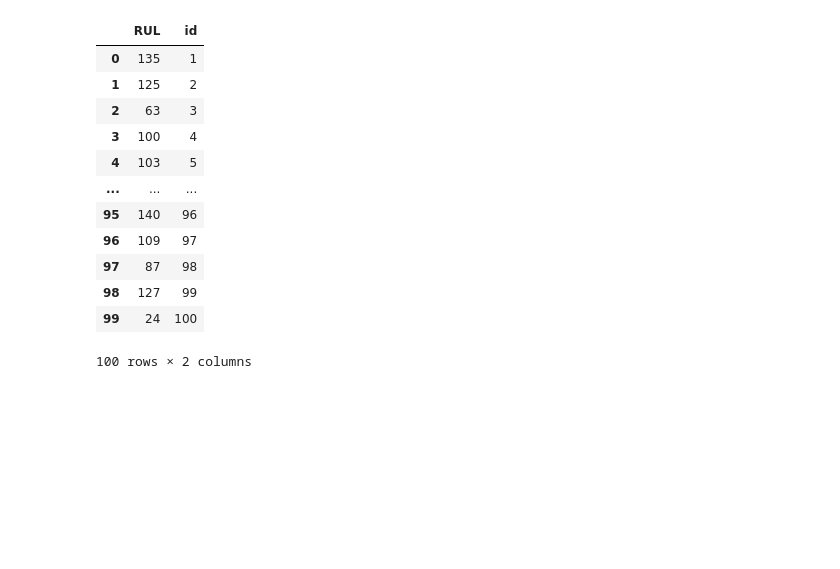
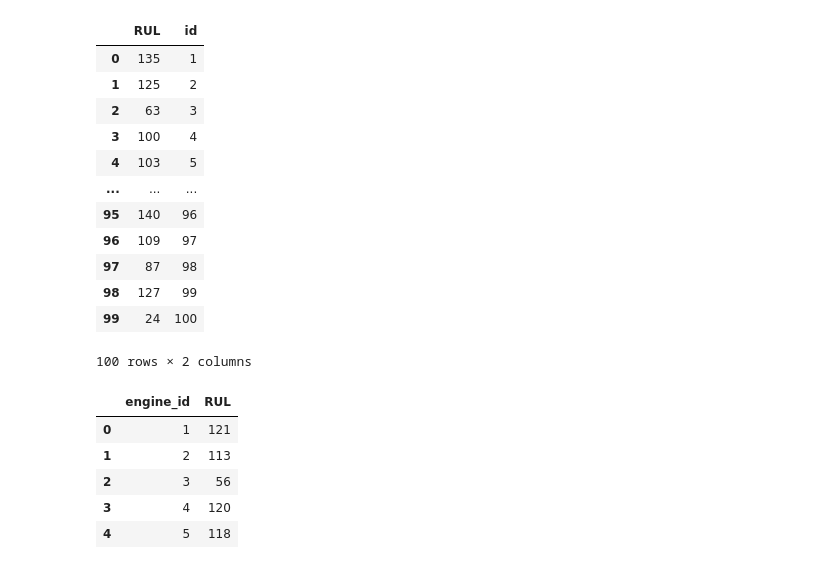
Before and after one commit to Silvanacht/Prescriptives_A3, a Jupyter notebook: A3_GA.ipynb, the cells around one changed output. Drawn from its saved outputs; the diff is of its cells as text; code cells hidden in the pictures; blank space fills up the shorter version.

```diff
--- a/A3_GA.ipynb
+++ b/A3_GA.ipynb
@@ -552,0 +781,9 @@ RUL
+# %%
+pd.read_csv("our_rul_predictions.csv").head()
+# %% [output]
+|  | engine_id | RUL |
+| 0 | 1 | 121 |
+| 1 | 2 | 113 |
+| 2 | 3 | 56 |
+| 3 | 4 | 120 |
+| 4 | 5 | 118 |
```
Also changed, not shown: parts of 11 cells of this notebook, 7 other files.
